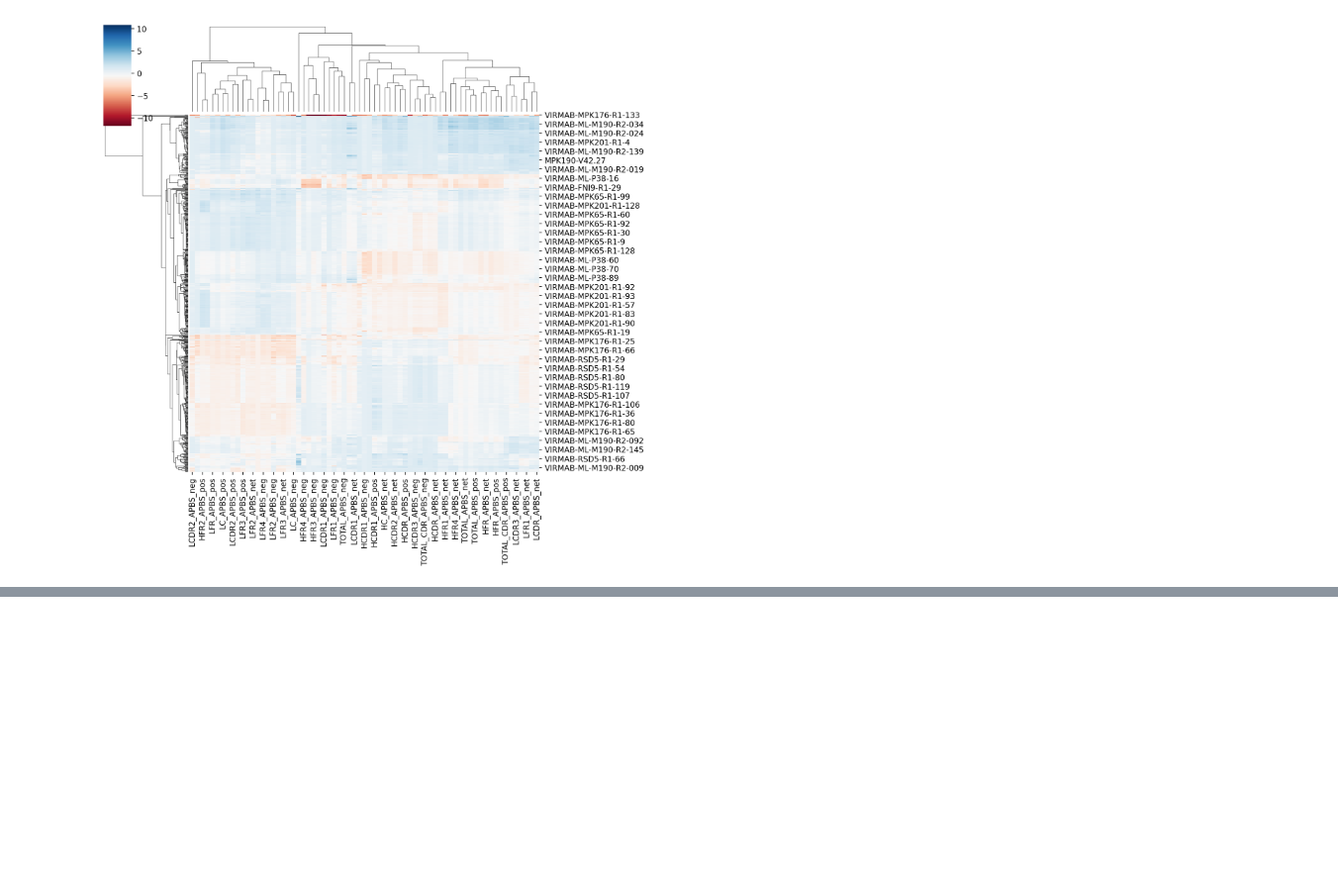
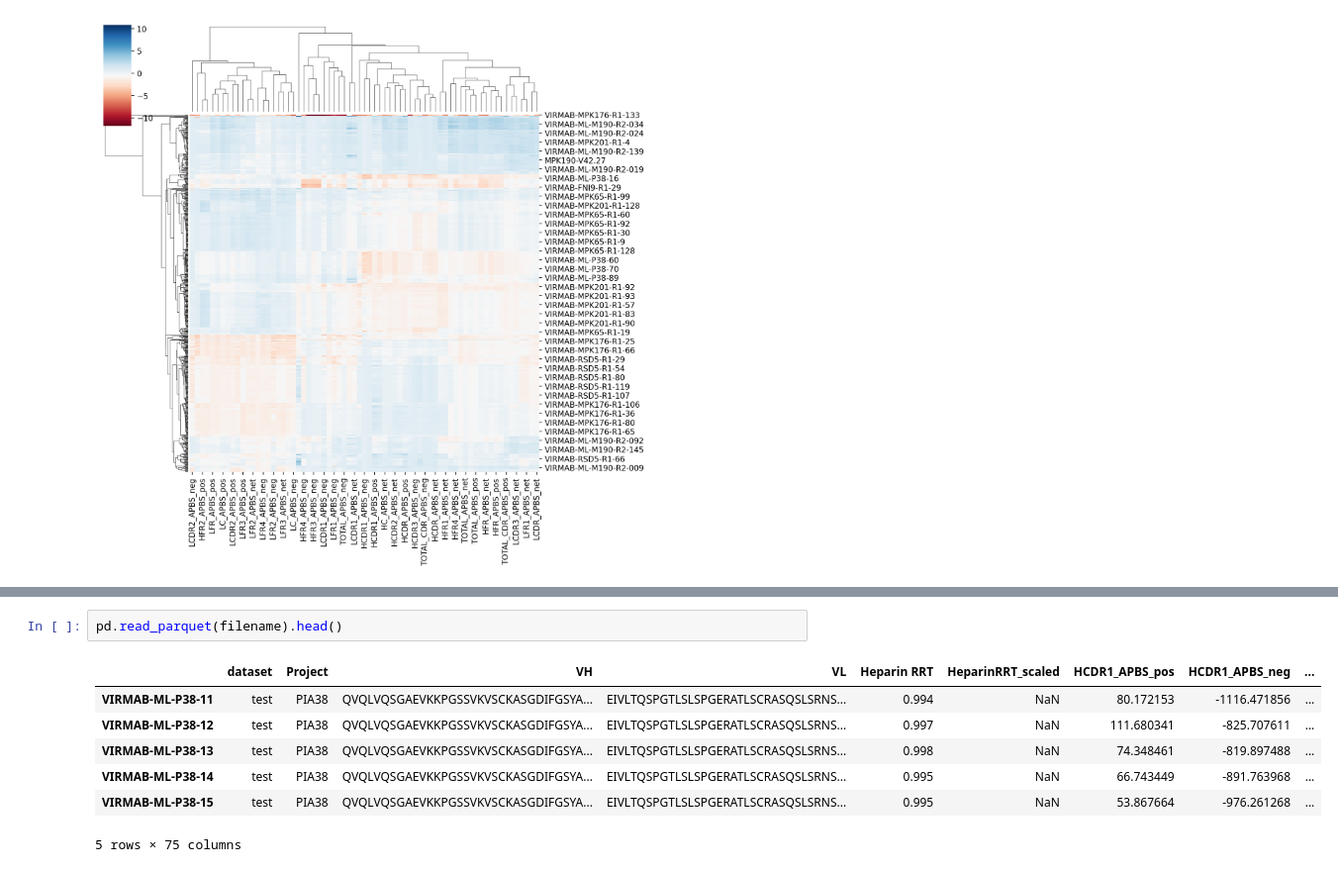
Before and after one commit to ChrisVir/developability, a Jupyter notebook: Notebooks/potential/modeling/04-25-2024_CR_OrganizingMultipleAntibodyMutationDataset.ipynb.ipynb, the cells around one changed output, grey strips where cells are left out. Shown at 99% size. Drawn from its saved outputs; the diff is of its cells as text; blank space fills up the shorter version.

```diff
--- a/Notebooks/potential/modeling/04-25-2024_CR_OrganizingMultipleAntibodyMutationDataset.ipynb.ipynb
+++ b/Notebooks/potential/modeling/04-25-2024_CR_OrganizingMultipleAntibodyMutationDataset.ipynb.ipynb
@@ -266,0 +309,10 @@ PosixPath('/home/crivera/projects/developability/developability/data/processed/d
+# %%
+pd.read_parquet(filename).head()
+# %% [output]
+|  | dataset | Project | VH | VL | Heparin RRT | HeparinRRT_scaled | HCDR1_APBS_pos | HCDR1_APBS_neg | ... |
+| VIRMAB-ML-P38-11 | test | PIA38 | QVQLVQSGAEVKKPGSSVKVSCKASGDIFGSYA... | EIVLTQSPGTLSLSPGERATLSCRASQSLSRNS... | 0.994 | NaN | 80.172153 | -1116.471856 | ... |
+| VIRMAB-ML-P38-12 | test | PIA38 | QVQLVQSGAEVKKPGSSVKVSCKASGDIFGSYA... | EIVLTQSPGTLSLSPGERATLSCRASQSLSRNS... | 0.997 | NaN | 111.680341 | -825.707611 | ... |
+| VIRMAB-ML-P38-13 | test | PIA38 | QVQLVQSGAEVKKPGSSVKVSCKASGDIFGSYA... | EIVLTQSPGTLSLSPGERATLSCRASQSLSRNS... | 0.998 | NaN | 74.348461 | -819.897488 | ... |
+| VIRMAB-ML-P38-14 | test | PIA38 | QVQLVQSGAEVKKPGSSVKVSCKASGDIFGSYA... | EIVLTQSPGTLSLSPGERATLSCRASQSLSRNS... | 0.995 | NaN | 66.743449 | -891.763968 | ... |
+| VIRMAB-ML-P38-15 | test | PIA38 | QVQLVQSGAEVKKPGSSVKVSCKASGDIFGSYA... | EIVLTQSPGTLSLSPGERATLSCRASQSLSRNS... | 0.995 | NaN | 53.867664 | -976.261268 | ... |
+5 rows × 75 columns
```
Also changed, not shown: parts of 12 cells of this notebook.
